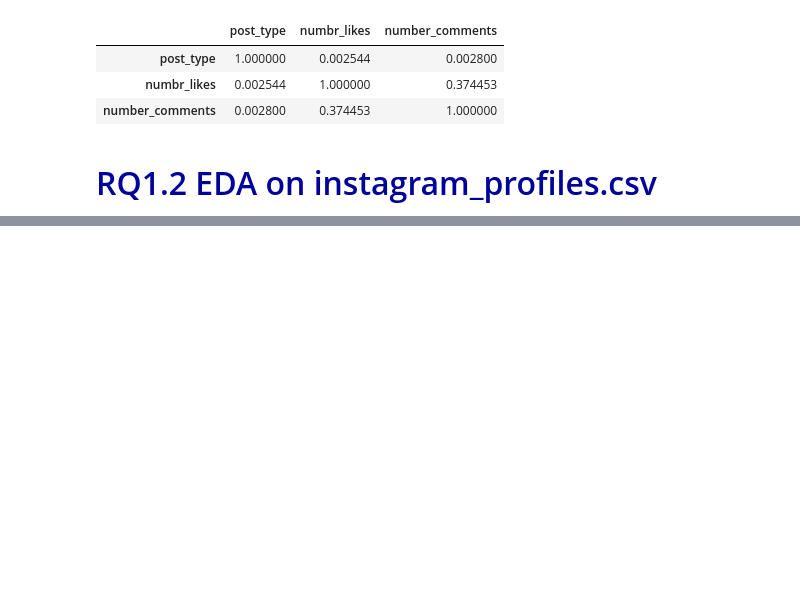
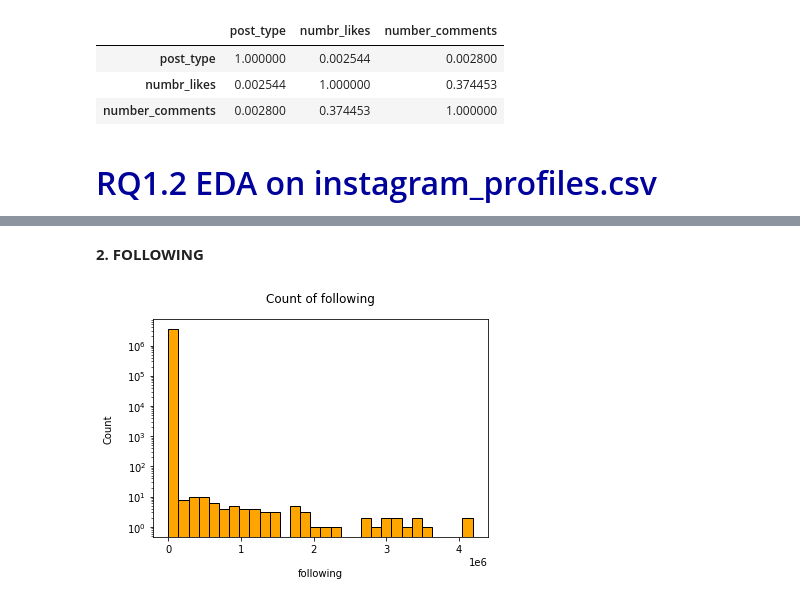
Before and after one commit to Iadiserniag/ADM-HW2, a Jupyter notebook: RQ_1_Javier_Lorenzo.ipynb, the cells around one changed output, grey strips where cells are left out. Cells and saved outputs as stored; diff of their text form; code cells hidden in the pictures; blank space fills up the shorter version.

```diff
--- a/RQ_1_Javier_Lorenzo.ipynb
+++ b/RQ_1_Javier_Lorenzo.ipynb
@@ -282,0 +339,6 @@ df_instagram_posts_RQ1.corr()
+# %% [markdown]
+<b>2. FOLLOWING</b> <br>
+# %%
+hist(df_instagram_profiles_RQ1['following'], "following", "Count of following", col = "orange", n_bins = 30, log_trans = True)
+# %% [output]
+[figure, added]
```
Also changed, not shown: parts of 165 cells of this notebook.
